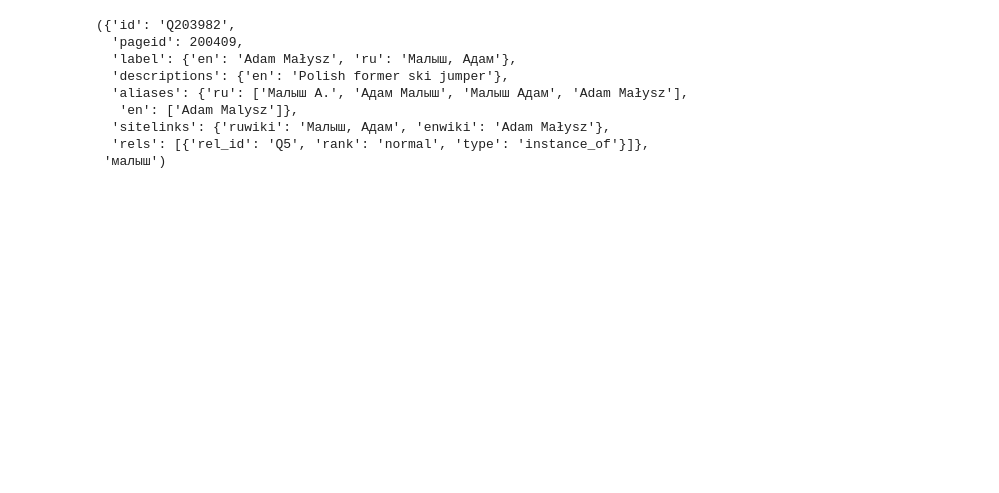
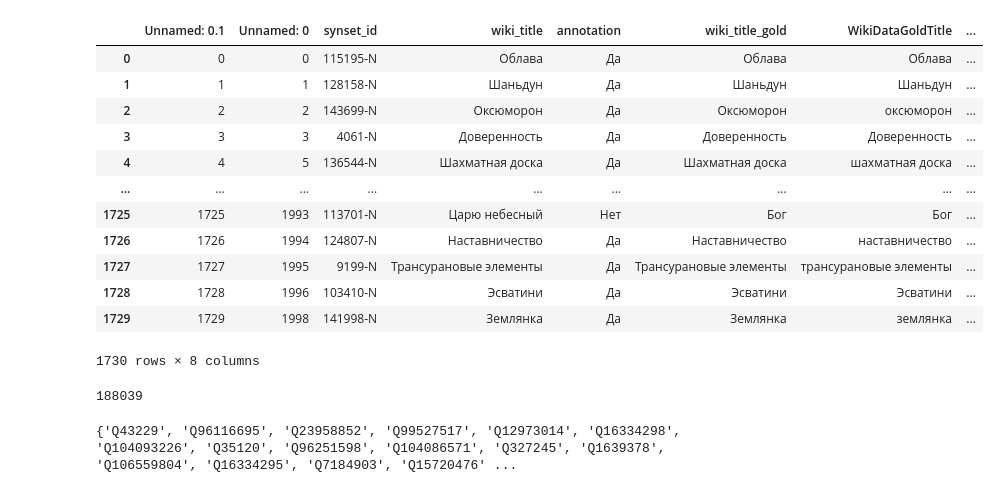
Before and after one commit to z3mois/diploma, a Jupyter notebook: test.ipynb, the cells around one changed output. Drawn from its saved outputs; the diff is of its cells as text; code cells hidden in the pictures; blank space fills up the shorter version.

```diff
--- a/test.ipynb
+++ b/test.ipynb
@@ -52,12 +141,0 @@ len(tweets)
-# %%
-tweets[123]
-# %% [output]
-({'id': 'Q203982',
-  'pageid': 200409,
-  'label': {'en': 'Adam Małysz', 'ru': 'Малыш, Адам'},
-  'descriptions': {'en': 'Polish former ski jumper'},
-  'aliases': {'ru': ['Малыш А.', 'Адам Малыш', 'Малыш Адам', 'Adam Małysz'],
-   'en': ['Adam Malysz']},
-  'sitelinks': {'ruwiki': 'Малыш, Адам', 'enwiki': 'Adam Małysz'},
-  'rels': [{'rel_id': 'Q5', 'rank': 'normal', 'type': 'instance_of'}]},
- 'малыш')
@@ -63,0 +145,23 @@ tweets[123]
+# %%
+data = pd.read_csv(GOLD_WIKIDATA_DATASET)
+data
+# %% [output]
+|  | Unnamed: 0.1 | Unnamed: 0 | synset_id | wiki_title | annotation | wiki_title_gold | WikiDataGoldTitle | ... |
+| 0 | 0 | 0 | 115195-N | Облава | Да | Облава | Облава | ... |
+| 1 | 1 | 1 | 128158-N | Шаньдун | Да | Шаньдун | Шаньдун | ... |
+| 2 | 2 | 2 | 143699-N | Оксюморон | Да | Оксюморон | оксюморон | ... |
+| 3 | 3 | 3 | 4061-N | Доверенность | Да | Доверенность | Доверенность | ... |
+| 4 | 4 | 5 | 136544-N | Шахматная доска | Да | Шахматная доска | шахматная доска | ... |
+| ... | ... | ... | ... | ... | ... | ... | ... | ... |
+| 1725 | 1725 | 1993 | 113701-N | Царю небесный | Нет | Бог | Бог | ... |
+| 1726 | 1726 | 1994 | 124807-N | Наставничество | Да | Наставничество | наставничество | ... |
+| 1727 | 1727 | 1995 | 9199-N | Трансурановые элементы | Да | Трансурановые элементы | трансурановые элементы | ... |
+| 1728 | 1728 | 1996 | 103410-N | Эсватини | Да | Эсватини | Эсватини | ... |
+| 1729 | 1729 | 1998 | 141998-N | Землянка | Да | Землянка | землянка | ... |
+1730 rows × 8 columns
+# %%
+with open(ALL_NEED_ARTICLE, 'rb') as f:
+    articles = pickle.load(f)
+len(articles)
+# %% [output]
+188039
@@ -63,0 +195,4 @@ tweets[123]
+# %%
+print(find_reachable_vertices(graph_path_inverse, 'Q4568'))
+# %% [output]
+{'Q43229', 'Q96116695', 'Q23958852', 'Q99527517', 'Q12973014', 'Q16334298', 'Q104093226', 'Q35120', 'Q96251598', 'Q104086571', 'Q327245', 'Q1639378', 'Q106559804', 'Q16334295', 'Q7184903', 'Q15720476' ...
```
Also changed, not shown: parts of 35 cells of this notebook, 11 other files.
